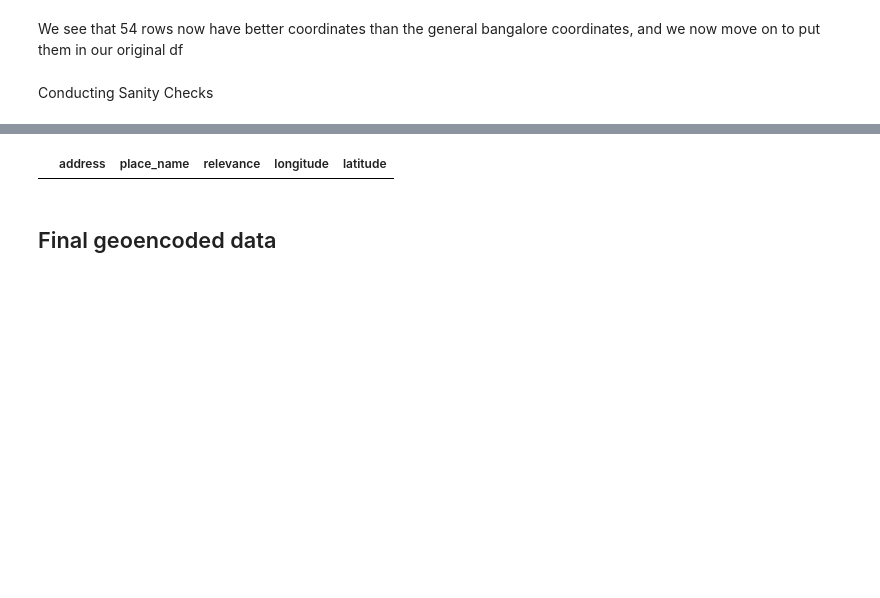
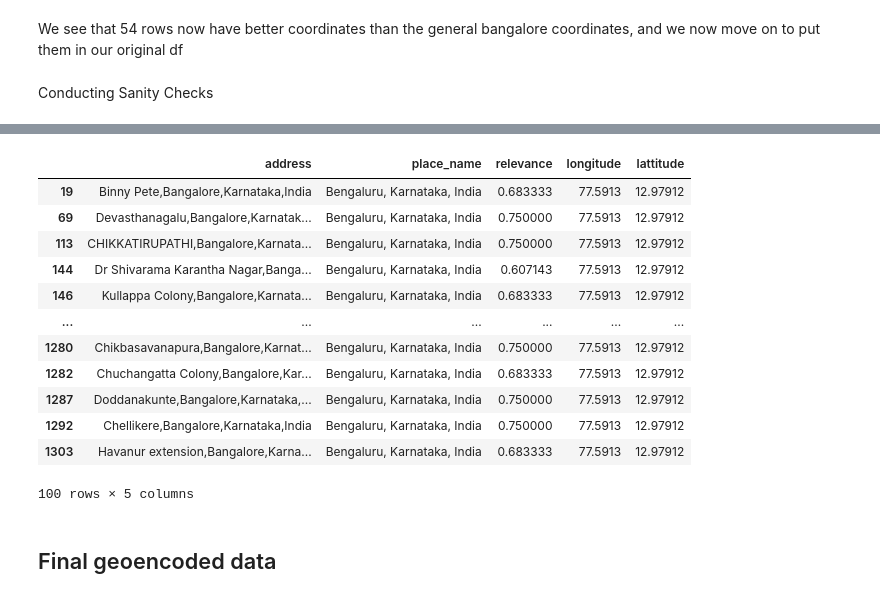
Before and after one commit to AnshikaJain2405/OrionDataAnalyticsInternshipJul23-Proj2, a Jupyter notebook: notebooks/GeoEncode.ipynb, the cells around one changed output, grey strips where cells are left out. Cells and saved outputs as stored; diff of their text form; code cells hidden in the pictures; blank space fills up the shorter version.

```diff
--- a/notebooks/GeoEncode.ipynb
+++ b/notebooks/GeoEncode.ipynb
@@ -389,7 +389,19 @@ df
 # %%
-df.loc[(df['longitude'] == 77.591300) & (df['latitude'] == 12.979120)]
+df.loc[(df['longitude'] == 77.591300) & (df['lattitude'] == 12.979120)]
 # %% [output]
-|  | address | place_name | relevance | longitude | latitude |
+|  | address | place_name | relevance | longitude | lattitude |
+| 19 | Binny Pete,Bangalore,Karnataka,India | Bengaluru, Karnataka, India | 0.683333 | 77.5913 | 12.97912 |
+| 69 | Devasthanagalu,Bangalore,Karnatak... | Bengaluru, Karnataka, India | 0.750000 | 77.5913 | 12.97912 |
+| 113 | CHIKKATIRUPATHI,Bangalore,Karnata... | Bengaluru, Karnataka, India | 0.750000 | 77.5913 | 12.97912 |
+| 144 | Dr Shivarama Karantha Nagar,Banga... | Bengaluru, Karnataka, India | 0.607143 | 77.5913 | 12.97912 |
+| 146 | Kullappa Colony,Bangalore,Karnata... | Bengaluru, Karnataka, India | 0.683333 | 77.5913 | 12.97912 |
+| ... | ... | ... | ... | ... | ... |
+| 1280 | Chikbasavanapura,Bangalore,Karnat... | Bengaluru, Karnataka, India | 0.750000 | 77.5913 | 12.97912 |
+| 1282 | Chuchangatta Colony,Bangalore,Kar... | Bengaluru, Karnataka, India | 0.683333 | 77.5913 | 12.97912 |
+| 1287 | Doddanakunte,Bangalore,Karnataka,... | Bengaluru, Karnataka, India | 0.750000 | 77.5913 | 12.97912 |
+| 1292 | Chellikere,Bangalore,Karnataka,India | Bengaluru, Karnataka, India | 0.750000 | 77.5913 | 12.97912 |
+| 1303 | Havanur extension,Bangalore,Karna... | Bengaluru, Karnataka, India | 0.683333 | 77.5913 | 12.97912 |
+100 rows × 5 columns
 # %% [markdown]
 ## Final geoencoded data
 # %%
```
Also changed, not shown: parts of 3 cells of this notebook.
